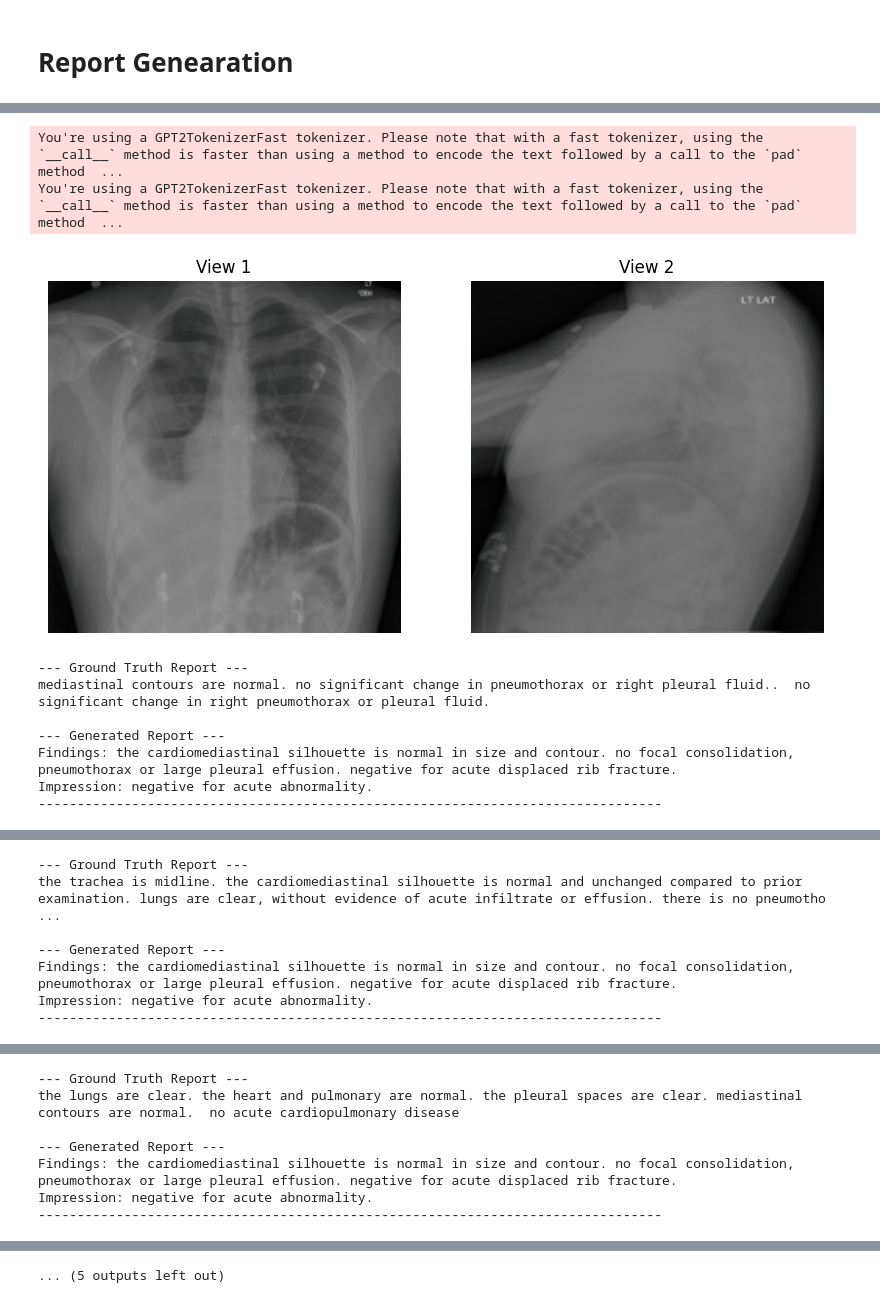
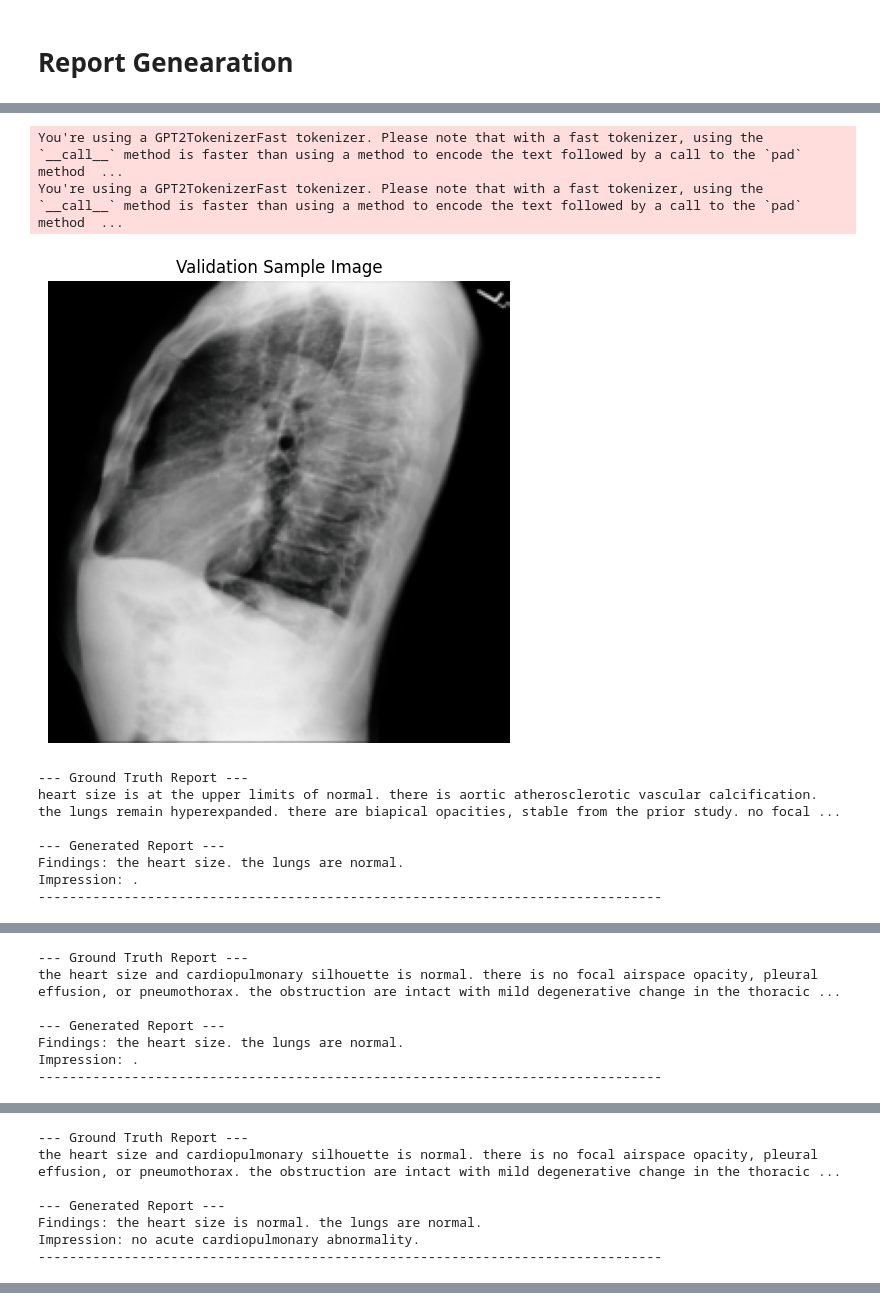
Before and after one commit to Sri-Ganesan-M/Radiology_report_generation, a Jupyter notebook: radiology-report-generation-mini-project.ipynb, the cells around one changed output, grey strips where cells are left out. Drawn from its saved outputs; the diff is of its cells as text; code cells hidden in the pictures.

Commit message:
Kaggle Notebook | Radiology_report_generation_mini_project | Adapter-training--v1

```diff
--- a/radiology-report-generation-mini-project.ipynb
+++ b/radiology-report-generation-mini-project.ipynb
@@ -1642,0 +1353,21 @@ trainer = Trainer(
+# %%
+UNFREEZE_SCHEDULE = [
+    (4, ['layers.23'], 0.10),
+    (7, ['layers.22'], 0.06),
+    (10, ['layers.21'], 0.04),
+]
+# %%
+# Initialization as before
+vl_model.freeze_all_base_weights()
+apply_lora_to_gpt2(vl_model.gpt2, r=8, alpha=16, dropout=0.05, mlp=True, cross_attn=True)
+apply_lora_to_projection(vl_model.proj_layer, r=4, alpha=8, dropout=0.0)
+vl_model.enable_only_lora_and_optional_proj_bias(enable_proj_bias=True)
+
+# Build Trainer (acts as Phase A optimizer at start)
+optimizer = torch.optim.Adam(
+    filter(lambda p: p.requires_grad, vl_model.parameters()),
+    lr=train_config.lr, weight_decay=0.01
+)
+trainer = Trainer(
+    vl_model, tokenizer, train_config, (train_loader, val_loader), optim=optimizer, sched=None
+)
@@ -1643,4 +1378,4 @@ trainer = Trainer(
 # %%
-trainer.fit()
+trainer.fit(UNFREEZE_SCHEDULE)
 # %% [output]
 You're using a GPT2TokenizerFast tokenizer. Please note that with a fast tokenizer, using the `__call__` method is faster than using a method to encode the text followed by a call to the `pad` method  ...
@@ -1671,4 +1402,4 @@ You're using a GPT2TokenizerFast tokenizer. Please note that with a fast tokeniz
 # %%
 trainer.load_best_model()
 # %%
-trainer.load_model_from_path("/kaggle/input/test-model-mambavision/vl_model-3.pt")
+#trainer.load_model_from_path("/kaggle/input/mambavisionv1/vl_model-2.pt")
@@ -1850,15 +1571,15 @@ def evaluate_on_val_samples(trainer, val_loader, tokenizer, num_samples=5):
         print(f"\n--- Generated Report ---\n{generated_report.strip()}")
         print("-" * 80)
 # %%
-evaluate_on_val_samples(trainer, train_loader, tokenizer, num_samples=20)
+evaluate_on_val_samples(trainer, test_loader, tokenizer, num_samples=5)
 # %% [output]
 You're using a GPT2TokenizerFast tokenizer. Please note that with a fast tokenizer, using the `__call__` method is faster than using a method to encode the text followed by a call to the `pad` method  ...
 You're using a GPT2TokenizerFast tokenizer. Please note that with a fast tokenizer, using the `__call__` method is faster than using a method to encode the text followed by a call to the `pad` method  ...
-[figure, old version]
+[figure, new version]
 --- Ground Truth Report ---
-mediastinal contours are normal. no significant change in pneumothorax or right pleural fluid..  no significant change in right pneumothorax or pleural fluid.
+heart size is at the upper limits of normal. there is aortic atherosclerotic vascular calcification. the lungs remain hyperexpanded. there are biapical opacities, stable from the prior study. no focal ...
 
 --- Generated Report ---
-Findings: the cardiomediastinal silhouette is normal in size and contour. no focal consolidation, pneumothorax or large pleural effusion. negative for acute displaced rib fracture.
-Impression: negative for acute abnormality.
+Findings: the heart size. the lungs are normal.
+Impression: .
 --------------------------------------------------------------------------------
@@ -1866,7 +1587,7 @@ Impression: negative for acute abnormality.
 --- Ground Truth Report ---
-the trachea is midline. the cardiomediastinal silhouette is normal and unchanged compared to prior examination. lungs are clear, without evidence of acute infiltrate or effusion. there is no pneumotho ...
+the heart size and cardiopulmonary silhouette is normal. there is no focal airspace opacity, pleural effusion, or pneumothorax. the obstruction are intact with mild degenerative change in the thoracic ...
 
 --- Generated Report ---
-Findings: the cardiomediastinal silhouette is normal in size and contour. no focal consolidation, pneumothorax or large pleural effusion. negative for acute displaced rib fracture.
-Impression: negative for acute abnormality.
+Findings: the heart size. the lungs are normal.
+Impression: .
 --------------------------------------------------------------------------------
@@ -1874,7 +1595,7 @@ Impression: negative for acute abnormality.
 --- Ground Truth Report ---
-the lungs are clear. the heart and pulmonary are normal. the pleural spaces are clear. mediastinal contours are normal.  no acute cardiopulmonary disease
+the heart size and cardiopulmonary silhouette is normal. there is no focal airspace opacity, pleural effusion, or pneumothorax. the obstruction are intact with mild degenerative change in the thoracic ...
 
 --- Generated Report ---
-Findings: the cardiomediastinal silhouette is normal in size and contour. no focal consolidation, pneumothorax or large pleural effusion. negative for acute displaced rib fracture.
-Impression: negative for acute abnormality.
+Findings: the heart size is normal. the lungs are normal.
+Impression: no acute cardiopulmonary abnormality.
 --------------------------------------------------------------------------------
@@ -1898,3 +1618,2 @@ Impression: negative for acute abnormality.
-... (5 outputs left out)
 # %%
 trainer.plot_loss_and_perplexity()
```
Also changed, not shown: parts of 42 cells of this notebook.
